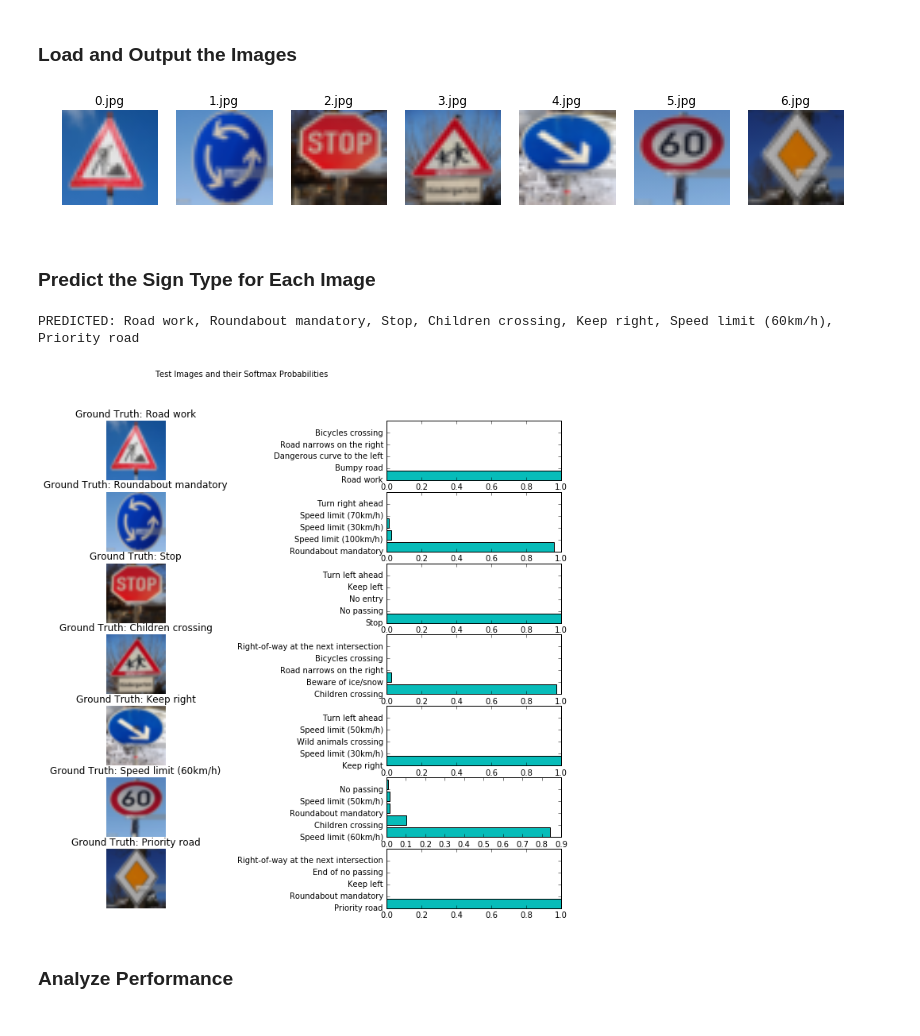
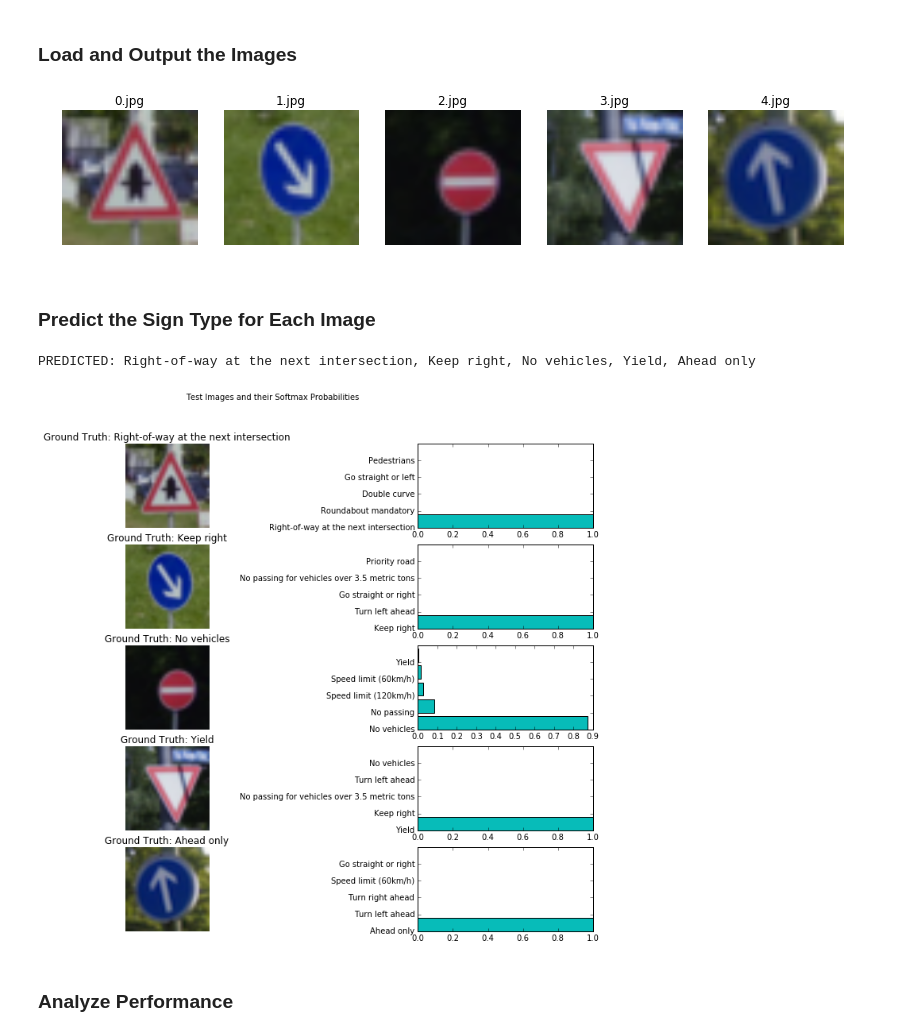
Before and after one commit to zia-hasan/SLD-Traffic-Signs-Detection-Project2, a Jupyter notebook: Traffic_Sign_Classifier.ipynb, the cells around one changed output. Cells and saved outputs as stored; diff of their text form; code cells hidden in the pictures.

```diff
--- a/Traffic_Sign_Classifier.ipynb
+++ b/Traffic_Sign_Classifier.ipynb
@@ -361,41 +361,39 @@ import scipy.misc
 import pickle
 import numpy as np
 import tensorflow as tf
 import matplotlib.pyplot as plt
 from matplotlib import gridspec
 import pandas as pd
 import util
 # Visualizations will be shown in the notebook.
 %matplotlib inline
 
 Image_Location = 'new_images/'
 
-labels = {0: 'Road work',
-          1: 'Roundabout mandatory',
-          2: 'Stop',
-          3: 'Children crossing',
-          4: 'Keep right',
-          5: 'Speed limit (60km/h)',
-          6: 'Priority road'}
+labels = {0: 'Right-of-way at the next intersection',
+          1: 'Keep right',
+          2: 'No vehicles',
+          3: 'Yield',
+          4: 'Ahead only'}
 
 def resize_image(image_file):
     image = plt.imread(Image_Location + image_file)
     return scipy.misc.imresize(image, (32, 32))
 
 def display_images(imgs_data):
     index = 1
     plt.figure(figsize=(14,4))
     for img, name in imgs_data:
         plt.subplot(1, len(imgs_data), index)
         plt.imshow(img)
         plt.axis('off')
         plt.title(name)
         index += 1
     plt.show()
 resized_image_data = [(resize_image(image), image) for image in os.listdir(Image_Location) if "jpg" in image ]
 display_images(resized_image_data)
 # %% [output]
-[figure, old version]
+[figure, new version]
 # %% [markdown]
 ### Predict the Sign Type for Each Image
 # %%
@@ -471,8 +469,8 @@ def display_sample(dataset, labels):
             plt.title('Class: {}'.format(cls),loc='center')
         plt.show()
 # %% [output]
-PREDICTED: Road work, Roundabout mandatory, Stop, Children crossing, Keep right, Speed limit (60km/h), Priority road
+PREDICTED: Right-of-way at the next intersection, Keep right, No vehicles, Yield, Ahead only
-[figure, old version]
+[figure, new version]
 # %% [markdown]
 ### Analyze Performance
 # %%
```
Also changed, not shown: parts of 2 cells of this notebook, 10 other files.
